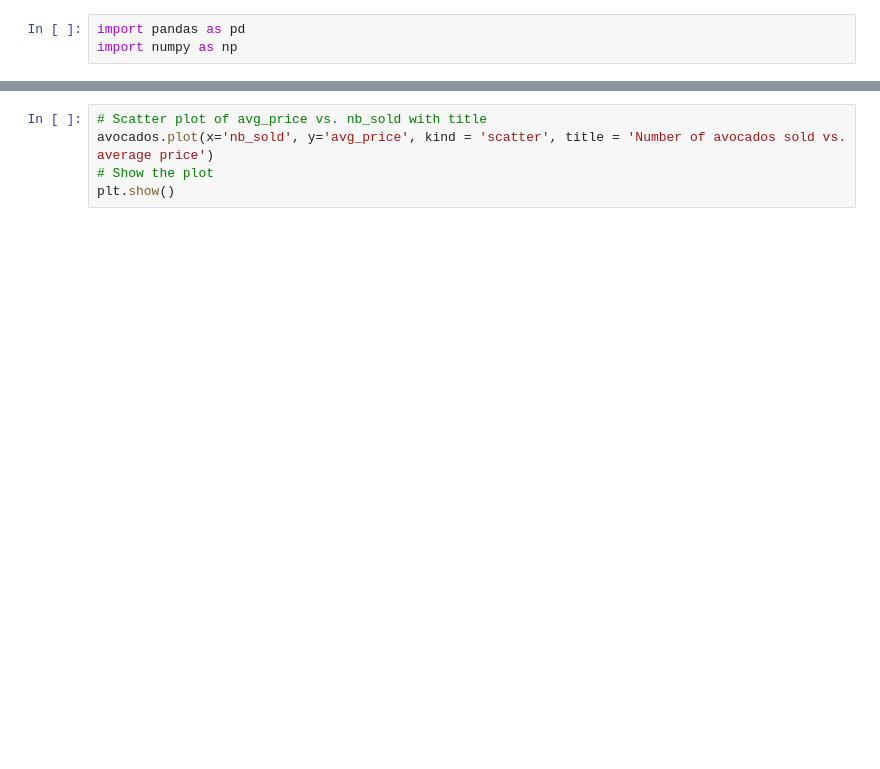
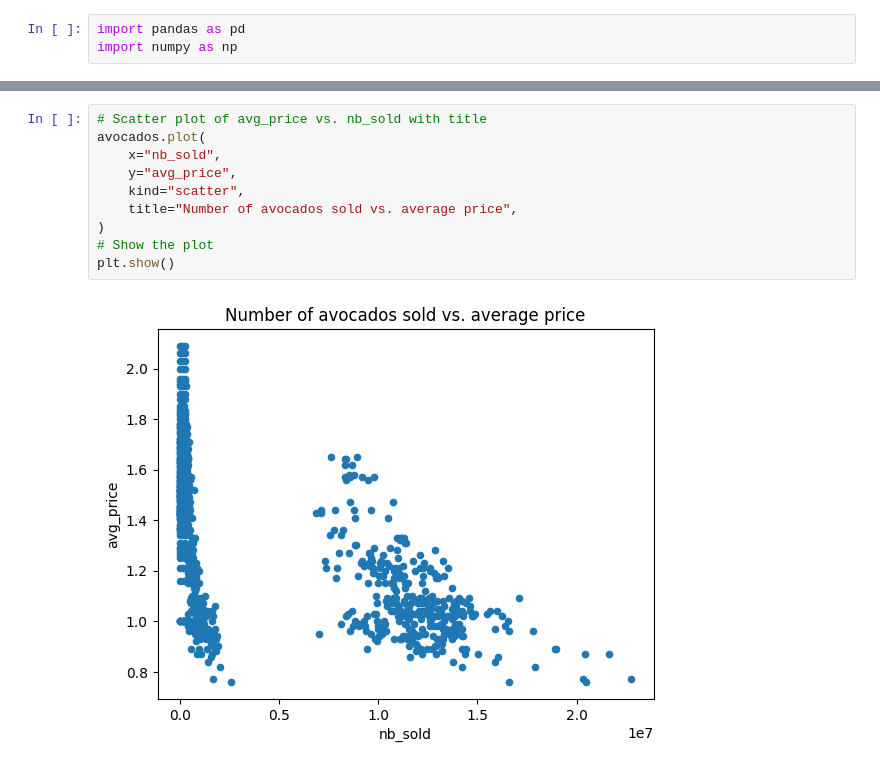
Before and after one commit to Kinosaur/Data-Science-Learning, a Jupyter notebook: Class03_Data Manipulation Data Sets/6540131_KaungKhantLin_C3.ipynb, the cells around one changed output, grey strips where cells are left out. Drawn from its saved outputs; the diff is of its cells as text; blank space fills up the shorter version.

```diff
--- a/Class03_Data Manipulation Data Sets/6540131_KaungKhantLin_C3.ipynb
+++ b/Class03_Data Manipulation Data Sets/6540131_KaungKhantLin_C3.ipynb
@@ -195,7 +464,14 @@ plt.show()
 # %%
 # Scatter plot of avg_price vs. nb_sold with title
-avocados.plot(x='nb_sold', y='avg_price', kind = 'scatter', title = 'Number of avocados sold vs. average price')
+avocados.plot(
+    x="nb_sold",
+    y="avg_price",
+    kind="scatter",
+    title="Number of avocados sold vs. average price",
+)
 # Show the plot
 plt.show()
+# %% [output]
+[figure, added]
 # %%
 # Histogram of conventional avg_price
```
Also changed, not shown: parts of 53 cells of this notebook, 2 other files.
